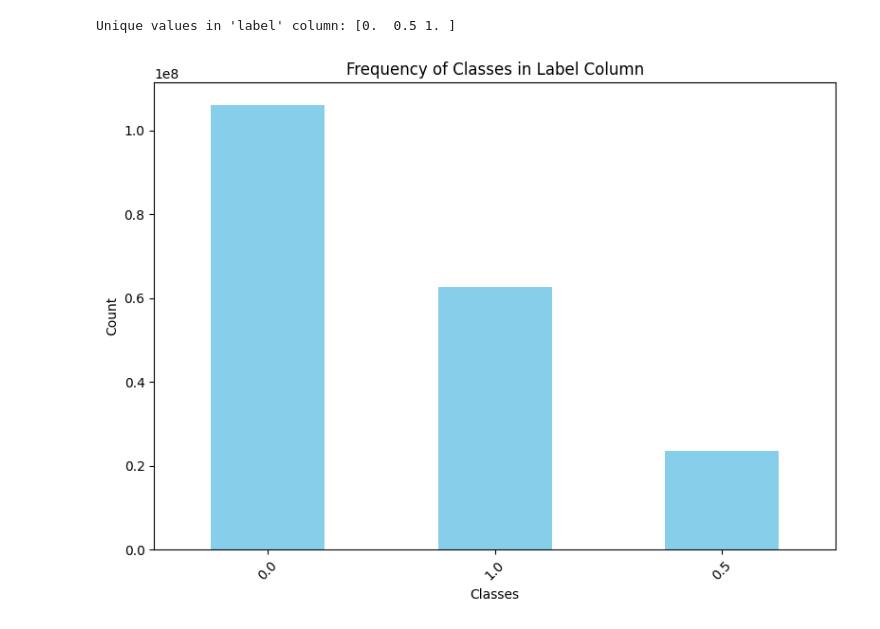
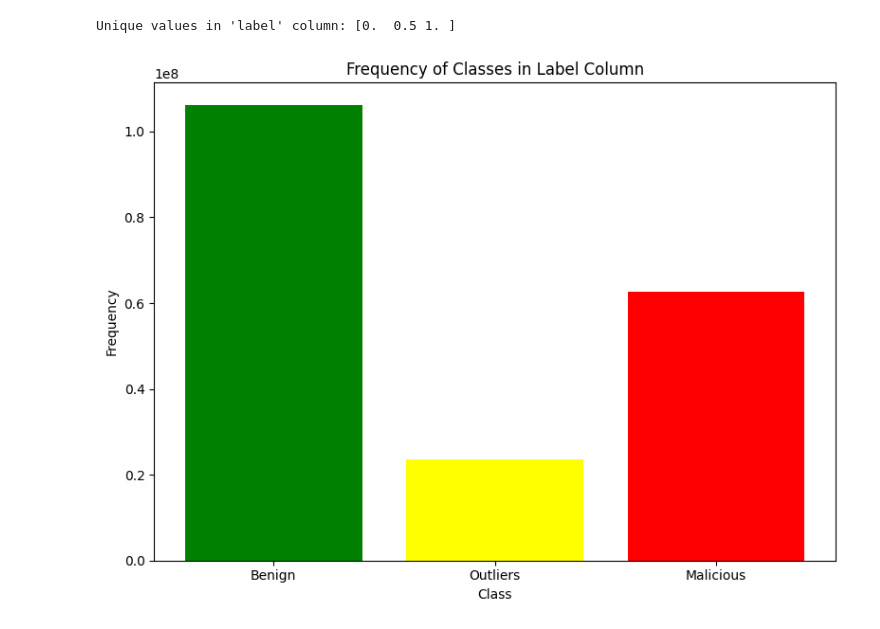
Before and after one commit to BabinRV/Dissertation, a Jupyter notebook: Dissertation_TD_and_IR.ipynb, the cells around one changed output. Drawn from its saved outputs; the diff is of its cells as text; code cells hidden in the pictures.

```diff
--- a/Dissertation_TD_and_IR.ipynb
+++ b/Dissertation_TD_and_IR.ipynb
@@ -740,14 +740,15 @@ from tensorflow.keras.layers import Dense, Dropout
 import matplotlib.pyplot as plt
 import time
 # %%
-label_counts = fulldata['label'].value_counts()
+categories = ['Benign', 'Outliers', 'Malicious']
+counts = [sum(fulldata['label'] == 0.0), sum(fulldata['label'] == 0.5), sum(fulldata['label'] == 1.0)]
+
 plt.figure(figsize=(8, 6))
-label_counts.plot(kind='bar', color='skyblue')
+plt.bar(categories, counts, color=['green', 'yellow', 'red'])
 plt.title('Frequency of Classes in Label Column')
-plt.xlabel('Classes')
-plt.ylabel('Count')
-plt.xticks(rotation=45)
+plt.xlabel('Class')
+plt.ylabel('Frequency')
 plt.tight_layout()
 plt.show()
 # %% [output]
-[figure, old version]
+[figure, new version]
```
